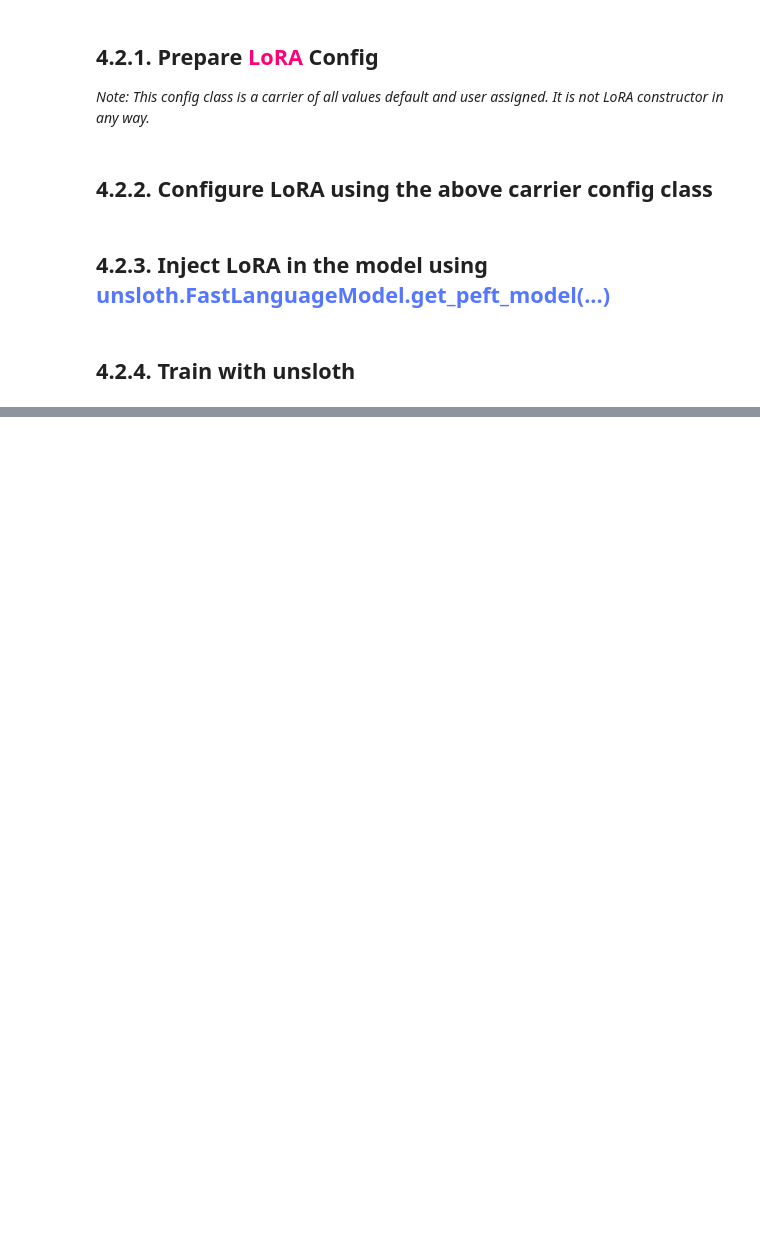
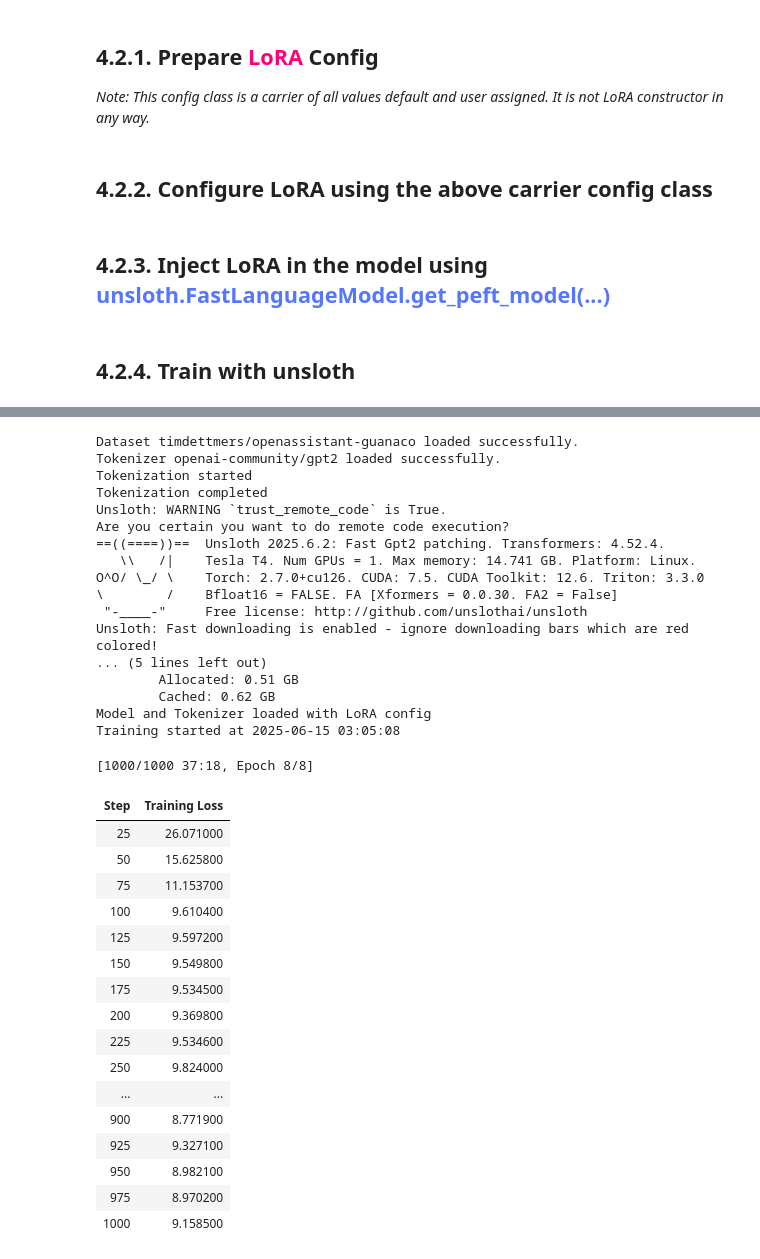
Before and after one commit to priyoditn/ml, a Jupyter notebook: fine-tuning/Fine_tuning.ipynb, the cells around one changed output, grey strips where cells are left out. Drawn from its saved outputs; the diff is of its cells as text; code cells hidden in the pictures; blank space fills up the shorter version.

```diff
--- a/fine-tuning/Fine_tuning.ipynb
+++ b/fine-tuning/Fine_tuning.ipynb
@@ -299,0 +504,13 @@ class ProductionLoRAConfig:
+# %%
+def prepare_dataset(dataset_name: str, model_name: str, max_samples: int, max_seq_length: int):
+    tokenized_dataset, tokenizer = prepare_dataset_from_hugging_face(
+    dataset_name = dataset_name,
+    model_name = model_name,
+    max_samples = max_samples,
+    max_length = max_seq_length
+    )
+
+    train_dataset = tokenized_dataset
+    eval_dataset = None
+
+    return train_dataset, eval_dataset, tokenizer
@@ -299,0 +588,22 @@ class ProductionLoRAConfig:
+# %%
+production_config = ProductionLoraConfig(
+    model_name = "openai-community/gpt2",
+    lora_r = 16,
+    lora_alpha = 16,
+    max_steps = max_steps,
+    per_device_train_batch_size = 2,
+    gradient_accumulation_steps = 4,
+    learning_rate = 2e-4,
+    optimizer = "adamw_8bit",
+    warmup_steps = 100,
+    save_steps = 250,
+    logging_steps = 25,
+    load_in_4bit = True,
+    bnb_4bit_quant_type = "nf4",
+    dtype = torch.float16,
+    eval_strategy = "no",
+    eval_steps = None,
+    load_best_model_at_end = False
+)
+
+print("Production training pipeline started")
@@ -299,0 +612,10 @@ class ProductionLoRAConfig:
+# %%
+trainer, output_dir = train_production_model(
+    dataset_name = "timdettmers/openassistant-guanaco",
+    config = production_config,
+    max_samples = 1000,
+    eval_split_ratio = 0.0
+)
+
+print("Production training pipeline ended")
+# %% [output]
@@ -299,0 +641,35 @@ class ProductionLoRAConfig:
+Dataset timdettmers/openassistant-guanaco loaded successfully.
+Tokenizer openai-community/gpt2 loaded successfully.
+Tokenization started
+Tokenization completed
+Unsloth: WARNING `trust_remote_code` is True.
+Are you certain you want to do remote code execution?
+==((====))==  Unsloth 2025.6.2: Fast Gpt2 patching. Transformers: 4.52.4.
+   \\   /|    Tesla T4. Num GPUs = 1. Max memory: 14.741 GB. Platform: Linux.
+O^O/ \_/ \    Torch: 2.7.0+cu126. CUDA: 7.5. CUDA Toolkit: 12.6. Triton: 3.3.0
+\        /    Bfloat16 = FALSE. FA [Xformers = 0.0.30. FA2 = False]
+ "-____-"     Free license: http://github.com/unslothai/unsloth
+Unsloth: Fast downloading is enabled - ignore downloading bars which are red colored!
+... (5 lines left out)
+        Allocated: 0.51 GB
+        Cached: 0.62 GB
+Model and Tokenizer loaded with LoRA config
+Training started at 2025-06-15 03:05:08
+[1000/1000 37:18, Epoch 8/8]
+| Step | Training Loss |
+| 25 | 26.071000 |
+| 50 | 15.625800 |
+| 75 | 11.153700 |
+| 100 | 9.610400 |
+| 125 | 9.597200 |
+| 150 | 9.549800 |
+| 175 | 9.534500 |
+| 200 | 9.369800 |
+| 225 | 9.534600 |
+| 250 | 9.824000 |
+| ... | ... |
+| 900 | 8.771900 |
+| 925 | 9.327100 |
+| 950 | 8.982100 |
+| 975 | 8.970200 |
+| 1000 | 9.158500 |
```
Also changed, not shown: parts of 26 cells of this notebook.
